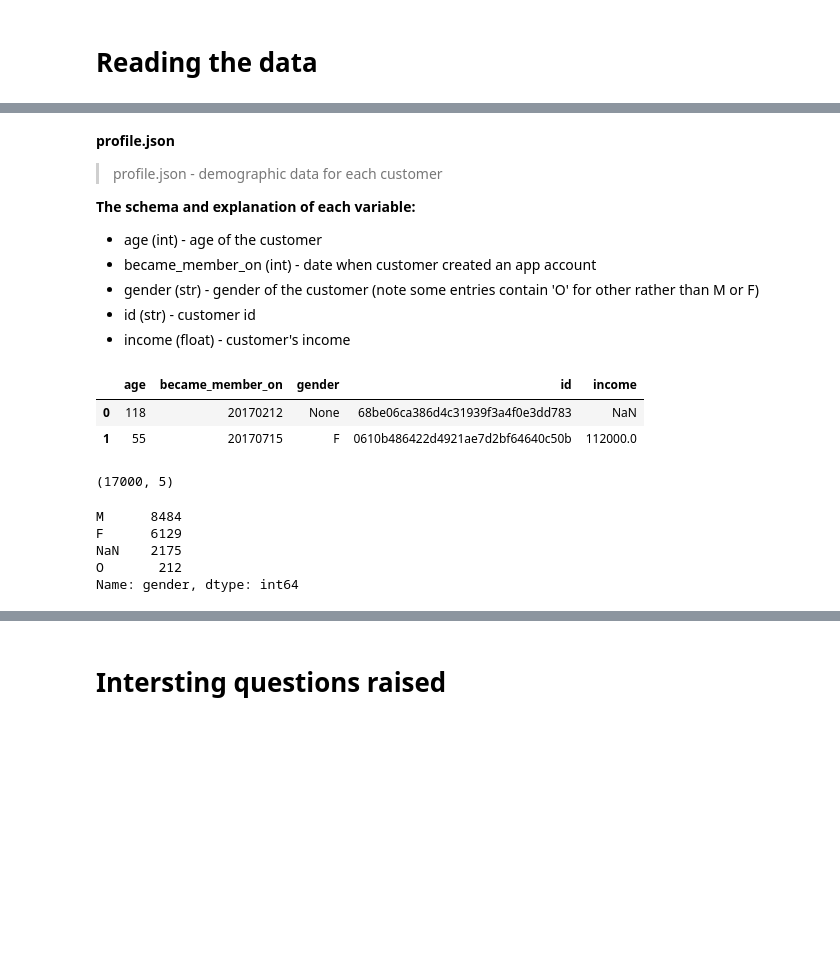
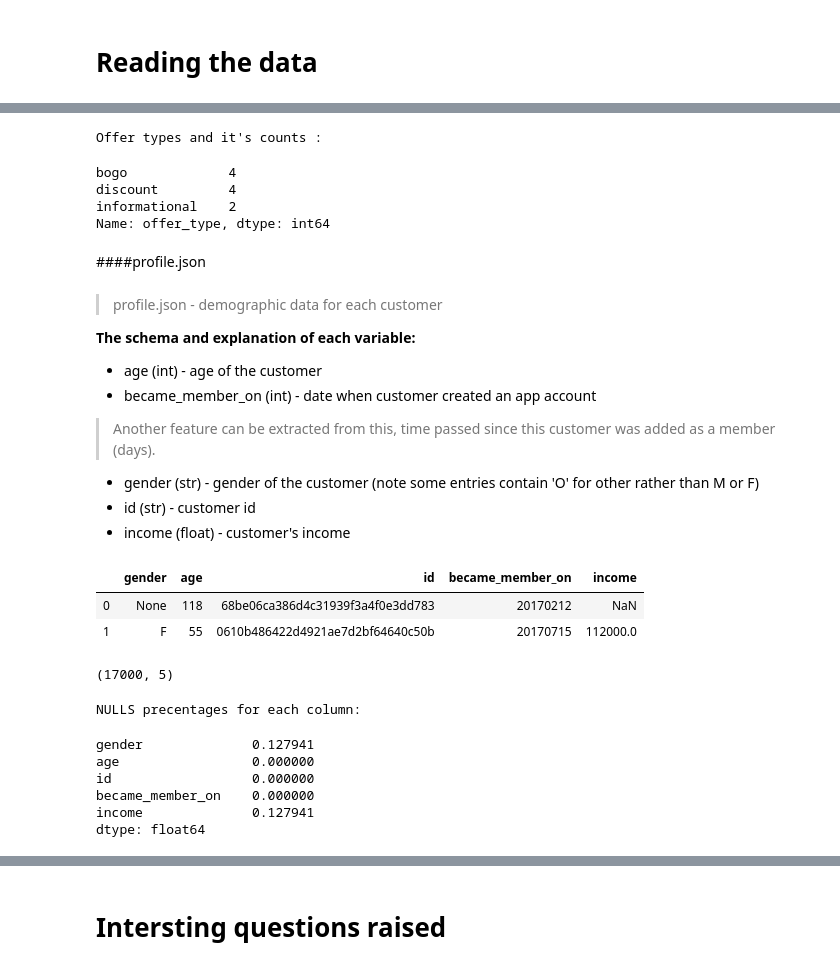
Before and after one commit to SaudAltamimi/DSND-Starbucks_Capstone_Project, a Jupyter notebook: Starbucks_Capstone_notebook.ipynb, the cells around one changed output, grey strips where cells are left out. Cells and saved outputs as stored; diff of their text form; code cells hidden in the pictures; blank space fills up the shorter version.

```diff
--- a/Starbucks_Capstone_notebook.ipynb
+++ b/Starbucks_Capstone_notebook.ipynb
@@ -83,29 +121,43 @@ display(portfolio.shape)
+# %%
+# What type of offer do we have the most?
+print("Offer types and it's counts :" )
+(portfolio.offer_type.value_counts())
+# %% [output]
+Offer types and it's counts :
+bogo             4
+discount         4
+informational    2
+Name: offer_type, dtype: int64
+# %% [markdown]
+####profile.json
 # %% [markdown]
 
 
-**profile.json**
 > profile.json - demographic data for each customer
 
 **The schema and explanation of each variable:**
 
 * age (int) - age of the customer
 * became_member_on (int) - date when customer created an app account
+> Another feature can be extracted from this, time passed since this customer was added as a member (days).
+
 * gender (str) - gender of the customer (note some entries contain 'O' for other rather than M or F)
 * id (str) - customer id
 * income (float) - customer's income
 # %%
 display(profile.head(2))
 display(profile.shape)
+print("\nNULLS precentages for each column:\n")
+display(profile.isna().mean())
 # %% [output]
-|  | age | became_member_on | gender | id | income |
-| 0 | 118 | 20170212 | None | 68be06ca386d4c31939f3a4f0e3dd783 | NaN |
-| 1 | 55 | 20170715 | F | 0610b486422d4921ae7d2bf64640c50b | 112000.0 |
+|  | gender | age | id | became_member_on | income |
+| 0 | None | 118 | 68be06ca386d4c31939f3a4f0e3dd783 | 20170212 | NaN |
+| 1 | F | 55 | 0610b486422d4921ae7d2bf64640c50b | 20170715 | 112000.0 |
 (17000, 5)
+NULLS precentages for each column:
+gender              0.127941
+age                 0.000000
+id                  0.000000
+became_member_on    0.000000
+income              0.127941
+dtype: float64
-# %%
-profile.gender.value_counts(dropna=False)
-# %% [output]
-M      8484
-F      6129
-NaN    2175
-O       212
-Name: gender, dtype: int64
```
Also changed, not shown: parts of 28 cells of this notebook.
